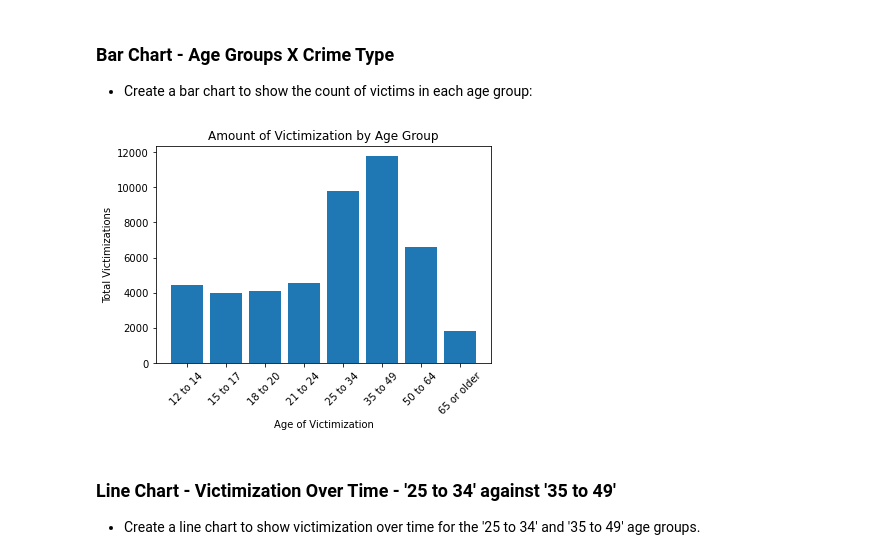
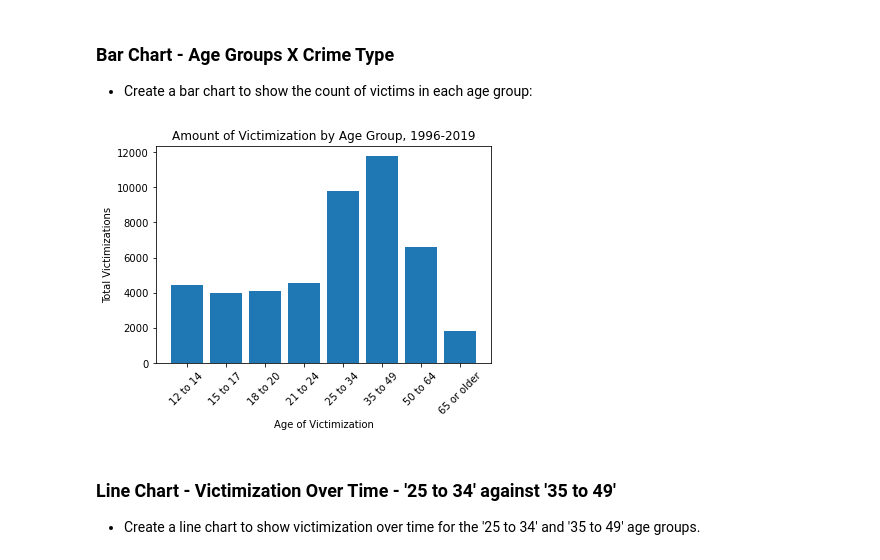
Before and after one commit to SyFlores/Crime_Victimization_and_the_Stock_Market, a Jupyter notebook: Analysis/Analysis.ipynb, the cells around one changed output. Drawn from its saved outputs; the diff is of its cells as text; code cells hidden in the pictures.

```diff
--- a/Analysis/Analysis.ipynb
+++ b/Analysis/Analysis.ipynb
@@ -10,7 +10,7 @@ import pandas as pd
 - NCVS - Read in cleaned primary dataset and 4 additional groupby datasets
 - Dow Jones - Read in groupby dataset
 # %%
-ncvs_csv_path = "../DataCleaning/NCVS_Clean"
+ncvs_csv_path = "../DataCleaning/Dataframe_Outputs/NCVS_Clean"
 ncvs_df = pd.read_csv(ncvs_csv_path)
 ncvs_df.drop(labels = "Unnamed: 0", axis = 1, inplace = True)
 
@@ -30,7 +30,7 @@ year_ager_newcrime_csv_path = "../DataCleaning/group_year_ager_newcrime_df"
 group_year_ager_newcrime_df = pd.read_csv(year_ager_newcrime_csv_path)
 group_year_ager_newcrime_df.drop(labels = "Unnamed: 0", axis = 1, inplace = True)
 
-DowJones_csv_path = "../DataCleaning/DowJones_Clean"
+DowJones_csv_path = "../DataCleaning/Dataframe_Outputs/DowJones_Clean"
 DowJones_df = pd.read_csv(DowJones_csv_path)
 DowJones_df.drop(labels = "Unnamed: 0", axis = 1, inplace = True)
 # %% [markdown]
@@ -113,23 +120,19 @@ plt.show()
 ### Bar Chart - Age Groups X Crime Type
 - Create a bar chart to show the count of victims in each age group:
 # %%
-# Use existing datasets... no need to create a new dataset
-# Use group_ager_newcrime_df !!! 'count' for raw counts in those categories
-# and 'proportion_age' for proportion values within that age group
-
 age_vic = ncvs_df.groupby("ager")
 crime_age_vic = age_vic["newcrime"].count()
 crime_age_vic_list = crime_age_vic.values.tolist()
 ages_list = ["12 to 14","15 to 17","18 to 20","21 to 24","25 to 34","35 to 49","50 to 64","65 or older"]
 plt.bar(ages_list, crime_age_vic_list)
-plt.title("Amount of Victimization by Age Group")
+plt.title("Amount of Victimization by Age Group, 1996-2019")
 plt.xlabel("Age of Victimization")
 plt.ylabel("Total Victimizations")
 plt.xticks(rotation=45)
 plt.savefig('age_victim.png')
 plt.show()
 # %% [output]
-[figure, old version]
+[figure, new version]
 # %% [markdown]
 ### Line Chart - Victimization Over Time - '25 to 34' against '35 to 49'
 - Create a line chart to show victimization over time for the '25 to 34' and '35 to 49' age groups.
```
Also changed, not shown: parts of 10 cells of this notebook, 8 other files.
